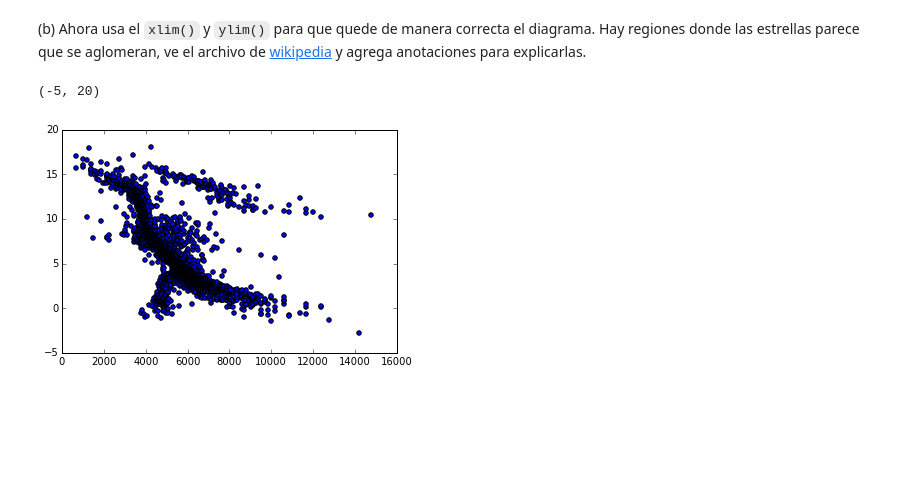
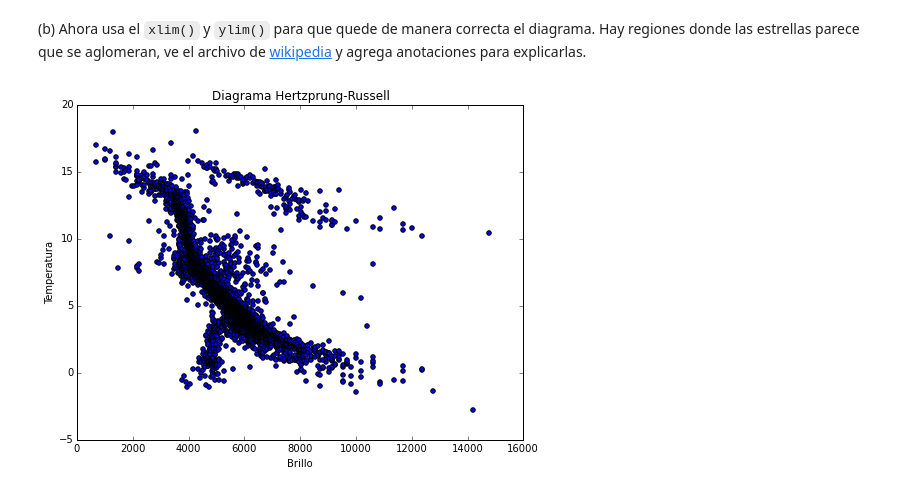
Before and after one commit to terandes/mate-computacional, a Jupyter notebook: alumnos/FedericoGarza/Tareas/Tarea4/NumPy_tarea.ipynb, the cells around one changed output. Cells and saved outputs as stored; diff of their text form; code cells hidden in the pictures; blank space fills up the shorter version.

```diff
--- a/alumnos/FedericoGarza/Tareas/Tarea4/NumPy_tarea.ipynb
+++ b/alumnos/FedericoGarza/Tareas/Tarea4/NumPy_tarea.ipynb
@@ -241,5 +235,0 @@ plt.plot(meses,manchas)
-# %%
-anos=[]
-for i in (1750,2012):
-    anos.append("r'"+str(i))
-print anos
@@ -283,9 +303,13 @@ plt.scatter(brillo,temperatura)
 # %% [markdown]
 (b) Ahora usa el `xlim()` y  `ylim()` para que quede de manera correcta el diagrama. Hay regiones donde las estrellas parece que se aglomeran, ve el archivo de [wikipedia]( http://en.wikipedia.org/wiki/Hertzsprung%E2%80%93Russell_diagram) y agrega anotaciones para explicarlas.
 # %%
+plt.figure(figsize=(8, 6), dpi=80)
 plt.scatter(brillo, temperatura)
 plt.xlim(0,16000)
 plt.ylim(-5,20)
+axes=plt.gca()
+axes.set_xlabel('Brillo')
+axes.set_ylabel('Temperatura')
+axes.set_title('Diagrama Hertzprung-Russell');
 # %% [output]
-(-5, 20)
-[figure, old version]
+[figure, new version]
```
Also changed, not shown: parts of 9 cells of this notebook.
